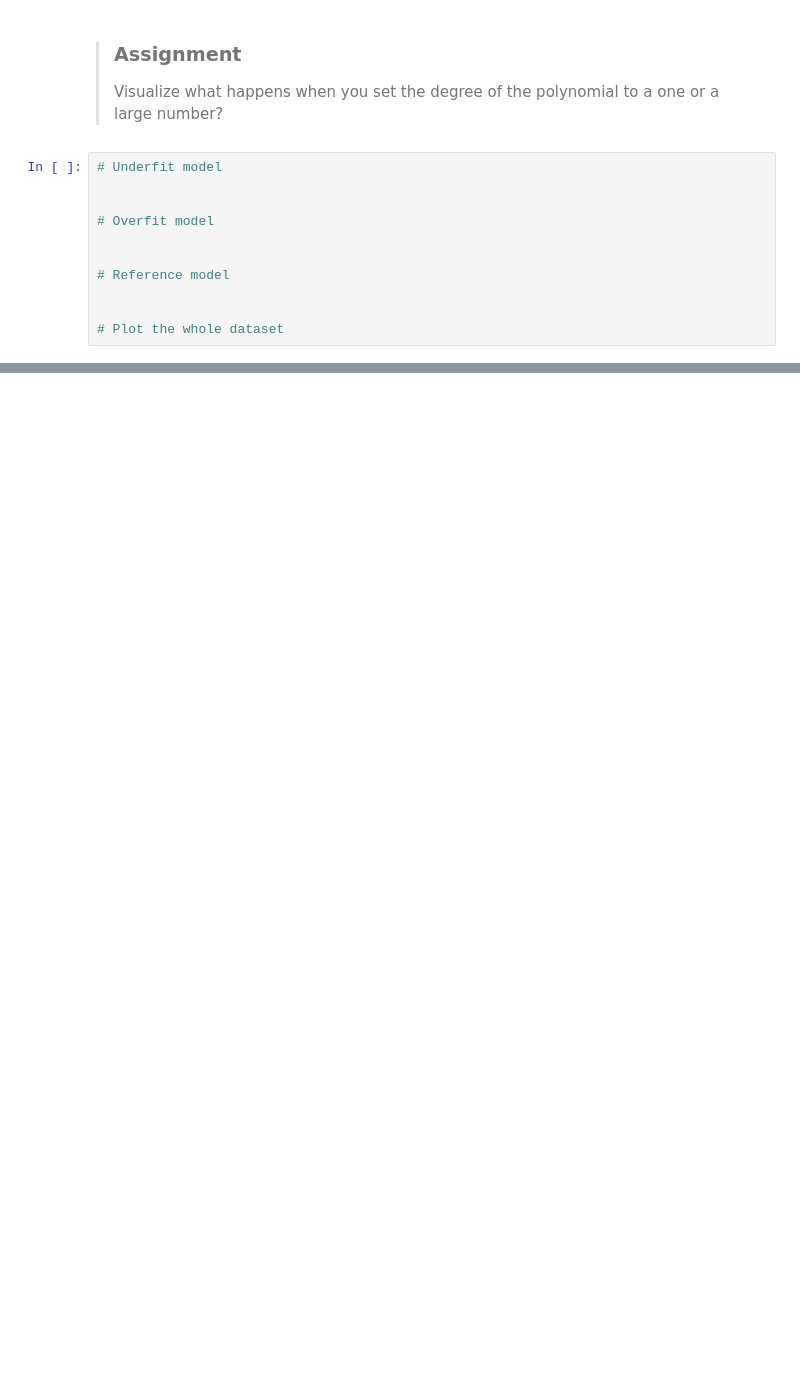
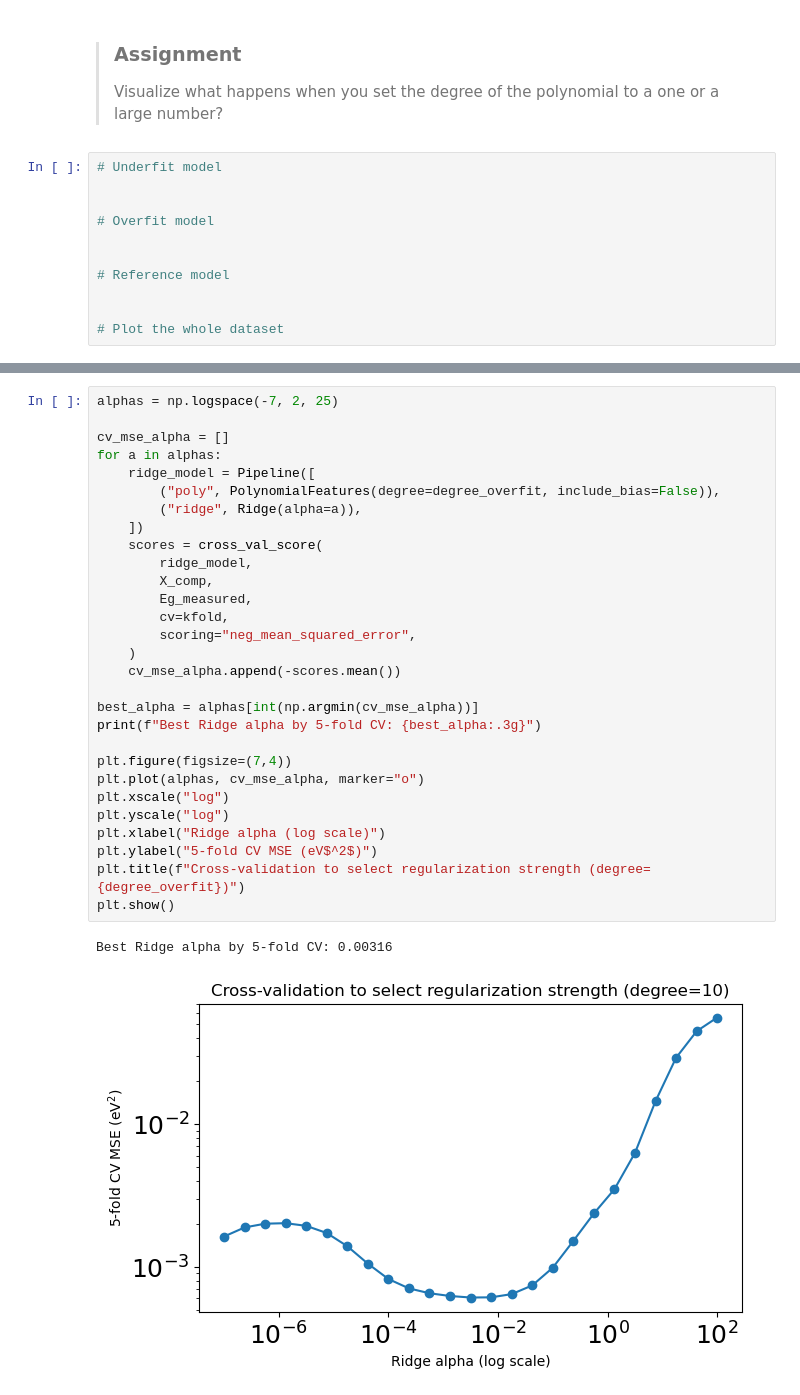
Before and after one commit to rhennig/EMA4935, a Jupyter notebook: Notebooks/07_Overfitting_and_crossvalidation.ipynb, the cells around one changed output, grey strips where cells are left out. Drawn from its saved outputs; the diff is of its cells as text; blank space fills up the shorter version.

Commit message:
Added regularization example

```diff
--- a/Notebooks/07_Overfitting_and_crossvalidation.ipynb
+++ b/Notebooks/07_Overfitting_and_crossvalidation.ipynb
@@ -342,0 +530,32 @@ plt.show()
+# %%
+alphas = np.logspace(-7, 2, 25)
+
+cv_mse_alpha = []
+for a in alphas:
+    ridge_model = Pipeline([
+        ("poly", PolynomialFeatures(degree=degree_overfit, include_bias=False)),
+        ("ridge", Ridge(alpha=a)),
+    ])
+    scores = cross_val_score(
+        ridge_model,
+        X_comp,
+        Eg_measured,
+        cv=kfold,
+        scoring="neg_mean_squared_error",
+    )
+    cv_mse_alpha.append(-scores.mean())
+
+best_alpha = alphas[int(np.argmin(cv_mse_alpha))]
+print(f"Best Ridge alpha by 5-fold CV: {best_alpha:.3g}")
+
+plt.figure(figsize=(7,4))
+plt.plot(alphas, cv_mse_alpha, marker="o")
+plt.xscale("log")
+plt.yscale("log")
+plt.xlabel("Ridge alpha (log scale)")
+plt.ylabel("5-fold CV MSE (eV$^2$)")
+plt.title(f"Cross-validation to select regularization strength (degree={degree_overfit})")
+plt.show()
+# %% [output]
+Best Ridge alpha by 5-fold CV: 0.00316
+[figure, added]
```
Also changed, not shown: parts of 19 cells of this notebook.
